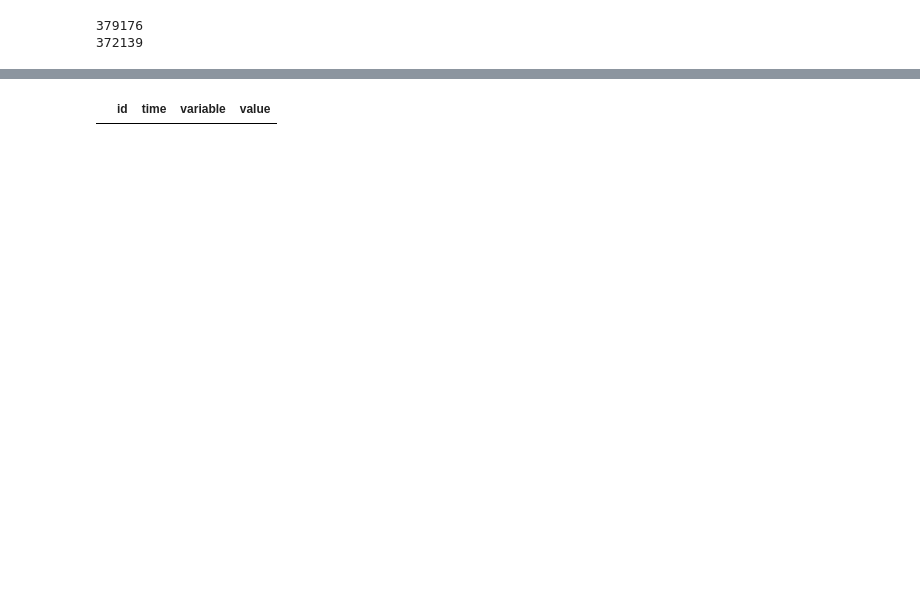
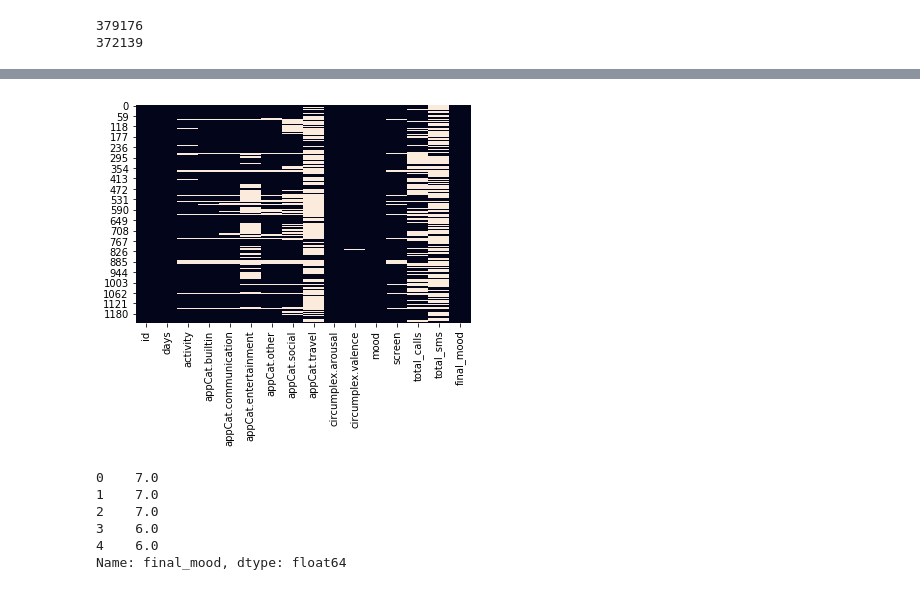
Before and after one commit to levrex/AppMoodPrediction, a Jupyter notebook: Datamining_Mood.ipynb, the cells around one changed output, grey strips where cells are left out. Drawn from its saved outputs; the diff is of its cells as text; code cells hidden in the pictures; blank space fills up the shorter version.

```diff
--- a/Datamining_Mood.ipynb
+++ b/Datamining_Mood.ipynb
@@ -266,0 +302,4 @@ rolling_df = temp_df_unstack[['activity', 'appCat.builtin', 'appCat.communicatio
+# %%
+df_agg = pd.read_csv(r'data/prep_aggregated_noNan.csv', sep=',')
+print('nr of entries: ', len(df_agg))
+df_agg.head()
@@ -301,5 +318,15 @@ from sklearn.preprocessing import StandardScaler  # scale time features
-# %%
-
-df_mood[((df_mood['value']>10.0)&(df_mood['variable']=='mood'))]
-# %% [output]
-|  | id | time | variable | value |
+# %%
+heatmap = sns.heatmap(df_agg.isnull(), cbar=False)
+heatmap.figure.savefig("figures/missingness.png")
+# %% [output]
+[figure, added]
+# %%
+df_agg[df_agg.columns[2:-1]].head()
+df_agg[df_agg.columns[-1]].head()
+# %% [output]
+0    7.0
+1    7.0
+2    7.0
+3    6.0
+4    6.0
+Name: final_mood, dtype: float64
```
Also changed, not shown: parts of 29 cells of this notebook, 6 other files.
